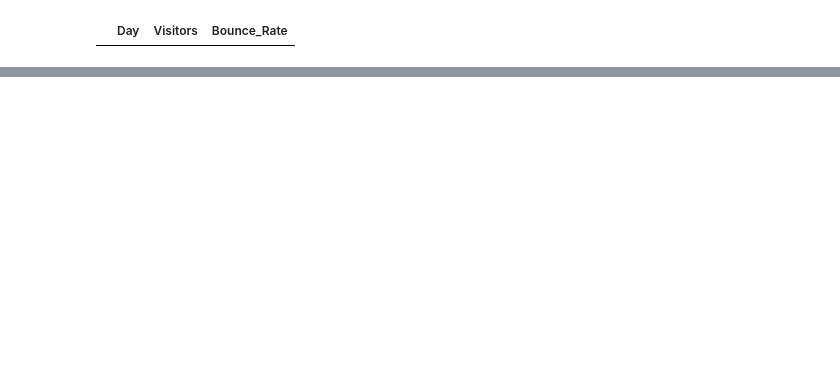
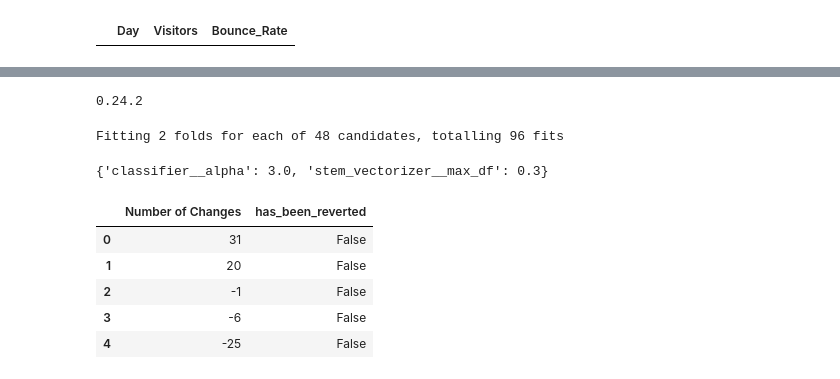
Before and after one commit to alzulas/Data_Incubator, a Jupyter notebook: WIkipedia.ipynb, the cells around one changed output, grey strips where cells are left out. Cells and saved outputs as stored; diff of their text form; code cells hidden in the pictures; blank space fills up the shorter version.

```diff
--- a/WIkipedia.ipynb
+++ b/WIkipedia.ipynb
@@ -280,3 +399,6 @@ df_test = pd.DataFrame(web_stats)
 df_test.head()
 # %% [output]
 |  | Day | Visitors | Bounce_Rate |
+# %%
+df_all_history = pd.read_csv('wikipedia_controversial.csv')
+df_all_history.head()
@@ -282,0 +412,9 @@ df_test.head()
+# %%
+df_all_history = df_all_history[df_all_history['Diff'].notnull()]
+# %%
+for index, row in df_all_history.iterrows():
+    for item in ['[', ']', '* ', "' '", 'Line ', ':']:
+        try:
+            df_all_history.at[index, 'Diff'] = row['Diff'].replace(item, "")
+        except:
+            print(row['Diff'])
@@ -282,0 +452,18 @@ df_test.head()
+# %%
+#df_all_history['Number of Changes'] = pd.to_numeric(df_all_history['Number of Changes'])
+pd.set_option('display.max_rows', None)
+pd.set_option('display.max_columns', None)
+pd.set_option('display.width', None)
+pd.set_option('display.max_colwidth', None)
+
+for index, row in df_all_history.iterrows():
+    try:
+        if row['Number of Changes'][0] == '+':
+            df_all_history.at[index, 'Number of Changes'] = int(row['Number of Changes'])
+        elif row['Number of Changes'] == '0':
+            df_all_history.at[index, 'Number of Changes'] = int(row['Number of Changes'])
+        else:
+            num = row['Number of Changes'][1:]
+            df_all_history.at[index, 'Number of Changes'] = int(num) * -1
+    except:
+        continue
@@ -282,0 +488,29 @@ df_test.head()
+# %%
+import sklearn
+print(sklearn.__version__)
+# %% [output]
+0.24.2
+# %%
+bigram_est = Pipeline([
+    ('stem_vectorizer',
+          TfidfVectorizer(min_df = 0.00001,
+                  max_df = 0.3,
+                  max_features = 10000,
+                  #ngram_range=(1,2)
+                  stop_words=stop_words_lemma
+                  #tokenizer=tokenize_lemma)
+    )),
+    ('classifier', MultinomialNB(alpha = 3.0))
+])
+param_grid = {#'stem_vectorizer__max_features': [1000, 3000, 6000, 9000, 11000, 13000],
+              'classifier__alpha': [0.5, 1.0, 1.5, 2.0, 2.5, 3.0],
+              'stem_vectorizer__max_df': [0.2, 0.3, 0.4, 0.5, 0.6, 0.7, 0.8, 0.9],
+              #'stem_vectorizer__min_df': [0.01, 0.05, 0.1, 0.15, 0.2]
+}#'classifier__alpha_1': np.logspace(-3, 3, 20)}#'regressor__max_depth': range(2, 20)} # 10^-3 to 10^3
+gs_est = GridSearchCV(bigram_est, param_grid, cv=2, n_jobs=2, verbose=1)
+gs_est.fit(df_all_history['Diff'], df_all_history['has_been_reverted'])
+gs_est.best_params_
+#bigram_est.fit(df_all_history['Diff'], df_all_history['has_been_reverted'])
+# %% [output]
+Fitting 2 folds for each of 48 candidates, totalling 96 fits
+{'classifier__alpha': 3.0, 'stem_vectorizer__max_df': 0.3}
@@ -282,0 +522,15 @@ df_test.head()
+# %%
+df_for_classification = df_all_history[['Number of Changes', 'has_been_reverted']]
+for index, row in df_for_classification.iterrows():
+    if isinstance(row['Number of Changes'], int):
+        continue
+    else:
+        df_for_classification.at[index, 'Number of Changes'] = 0
+df_for_classification.head()
+# %% [output]
+|  | Number of Changes | has_been_reverted |
+| 0 | 31 | False |
+| 1 | 20 | False |
+| 2 | -1 | False |
+| 3 | -6 | False |
+| 4 | -25 | False |
```
Also changed, not shown: parts of 35 cells of this notebook, 6 other files.
